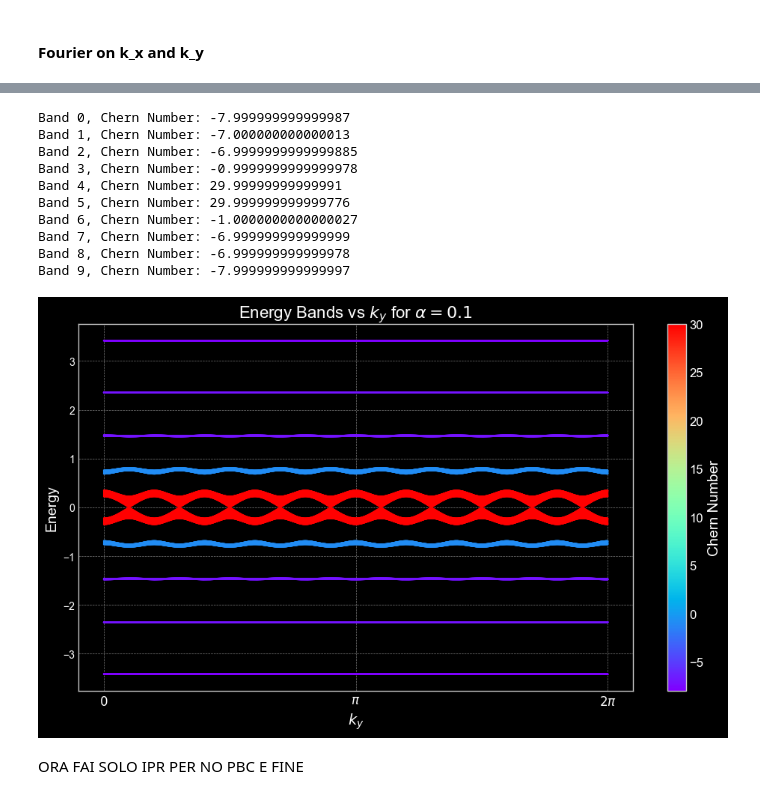
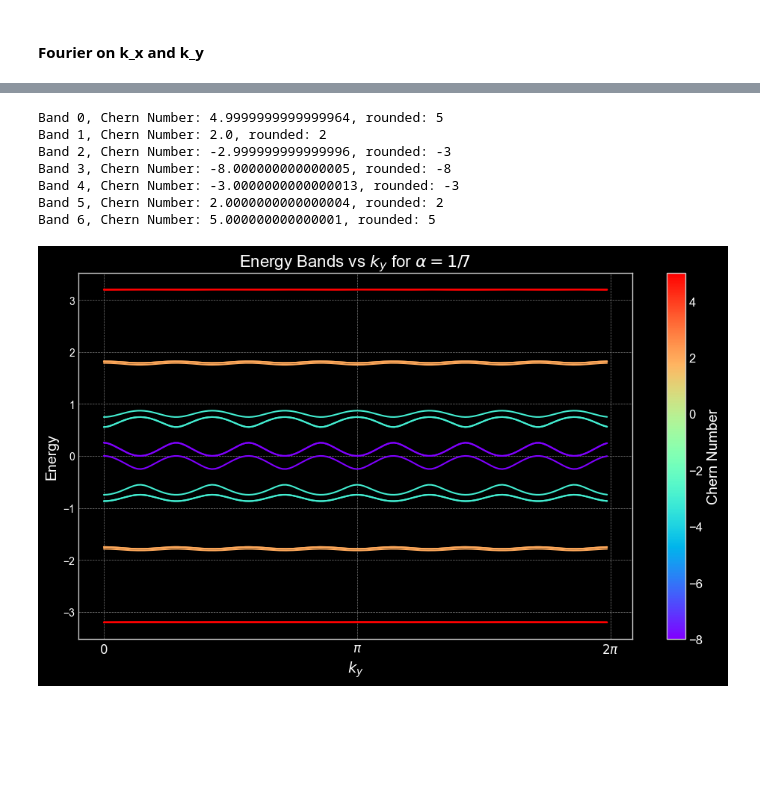
Before and after one commit to Maxlupo014/Many_Body_Exam, a Jupyter notebook: band_structure.ipynb, the cells around one changed output, grey strips where cells are left out. Saved outputs shown, nothing was run; the diff lists cells and outputs as text; code cells hidden in the pictures; blank space fills up the shorter version.

Commit message:
corrected chern number algorithm

```diff
--- a/band_structure.ipynb
+++ b/band_structure.ipynb
@@ -698,23 +698,23 @@ def calculate_chern_number(eigenvectors, L_x, L_y, band_index):
     for j in range(L_x//q):
         for i in range(L_y):
             # Get the four eigenvectors for the plaquette corners
-            u1 = eigenvectors[i, j, band_index]
-            u2 = eigenvectors[(i + 1) % (L_y), j, band_index] # Neighbor in +kx
-            u3 = eigenvectors[i, (j + 1) % (L_x//q), band_index] # Neighbor in +ky
-            u4 = eigenvectors[(i + 1) % L_y, (j + 1) % (L_x//q), band_index]
+            uk = eigenvectors[i, j, band_index]
+            uk_dy = eigenvectors[(i + 1) % (L_y), j, band_index] # Neighbor in +kx
+            uk_dx = eigenvectors[i, (j + 1) % (L_x//q), band_index] # Neighbor in +ky
+            uk_dx_dy = eigenvectors[(i + 1) % L_y, (j + 1) % (L_x//q), band_index]
 
-            # 4. Compute Link Variables (inner products)
+            # Compute Link Variables (inner products)
             # The order is important for the final product
-            link_x1 = np.vdot(u1, u2)
-            link_y1 = np.vdot(u2, u4)
-            link_x2 = np.vdot(u3, u4)
-            link_y2 = np.vdot(u1, u3)
+            link_0_dx = np.vdot(uk, uk_dx)
+            link_dx_dxdy = np.vdot(uk_dx, uk_dx_dy)
+            link_dxdy_dy = np.vdot(uk_dx_dy, uk_dy)
+            link_dy_0 = np.vdot(uk_dy, uk)
 
-            # 5. Calculate Plaquette Flux (argument of the product of links)
-            plaquette_flux = np.angle(link_x1 * link_y1 * np.conj(link_x2) * np.conj(link_y2))
+            # Calculate Plaquette Flux (argument of the product of links)
+            plaquette_flux = np.angle(link_0_dx * link_dx_dxdy * link_dxdy_dy * link_dy_0)
             total_berry_flux += plaquette_flux
 
-    # 6. Sum and Normalize
+    #Sum and Normalize
     chern_number = total_berry_flux / (2 * np.pi)
 
     return chern_number
@@ -781,7 +781,7 @@ plot_energy_bands_per_ky_kx( L_x=L_x, L_y=L_y, T_x=T_x, T_y=T_y, p=p, q=q, PBC_x
 # %%
 def plot_energy_bands_per_kx(L_x, L_y, T_x, T_y, p, q, PBC_x, PBC_y):
-    k_y_values = np.linspace(0, 2 * np.pi, L_y)
-    k_x_values = np.linspace(0, 2 * np.pi / q, L_x // q)
+    k_y_values = np.linspace(0, 2 * np.pi, L_y, endpoint=False)  # k_y values from 0 to 2*pi
+    k_x_values = np.linspace(0, 2 * np.pi / q, L_x // q, endpoint=False)  # k_x values from 0 to 2*pi/q
     energies = np.zeros((L_y, L_x//q, q))
     eigenvectors = np.zeros((L_y, L_x//q, q, q), dtype=complex)
 
@@ -830,8 +830,8 @@ def plot_energy_bands_per_kx(L_x, L_y, T_x, T_y, p, q, PBC_x, PBC_y):
 
 
 def plot_energy_bands_per_ky(L_x, L_y, T_x, T_y, p, q, PBC_x, PBC_y):
-    k_y_values = np.linspace(0, 2 * np.pi, L_y)
-    k_x_values = np.linspace(0, 2 * np.pi / q, L_x // q)
+    k_y_values = np.linspace(0, 2 * np.pi, L_y, endpoint=False)  # k_y values from 0 to 2*pi
+    k_x_values = np.linspace(0, 2 * np.pi / q, L_x // q, endpoint=False)  # k_x values from 0 to 2*pi/q
     energies = np.zeros((L_y, L_x//q, q))
     eigenvectors = np.zeros((L_y, L_x//q, q, q), dtype=complex)
 
@@ -853,7 +853,7 @@ def plot_energy_bands_per_ky(L_x, L_y, T_x, T_y, p, q, PBC_x, PBC_y):
 
     for band_index in range(q):
         chern_number = chern_numbers[band_index]
-        print(f'Band {band_index}, Chern Number: {chern_number}')
+        print(f'Band {band_index}, Chern Number: {chern_number}, rounded: {round(chern_number)}')
         color = colormap(norm(chern_number))
         for i, k_x in enumerate(k_x_values):
             ax.plot(k_y_values, energies[:, i, band_index], color=color)
@@ -868,7 +868,7 @@ def plot_energy_bands_per_ky(L_x, L_y, T_x, T_y, p, q, PBC_x, PBC_y):
     ax.set_xticklabels([r'$0$', r'$\pi$', r'$2\pi$'], fontsize=12, color='white')
     ax.set_xlabel(r'$k_y$', fontsize=14, color='white')
     ax.set_ylabel('Energy', fontsize=14, color='white')
-    ax.set_title(f'Energy Bands vs $k_y$ for $\\alpha = {p/q}$', fontsize=16, color='white')
+    ax.set_title(f'Energy Bands vs $k_y$ for $\\alpha = {p}/{q}$', fontsize=16, color='white')
     ax.tick_params(colors='white')
     ax.grid(color='gray', linestyle='--', linewidth=0.5)
 
@@ -877,28 +877,23 @@ def plot_energy_bands_per_ky(L_x, L_y, T_x, T_y, p, q, PBC_x, PBC_y):
 # %%
 
 
 # Example usage
-L_x = 300  # Number of sites in x-direction
-L_y = 300  # Number of sites in y-direction
+L_x = 21  # Number of sites in x-direction
+L_y = 150  # Number of sites in y-direction
 T_x = 1.0  # Hopping amplitude
 T_y = 1.0  # Potential modulation amplitude
 p = 1      # Numerator of magnetic flux per plaquette
-q = 10      # Denominator of magnetic flux per plaquette
+q = 7      # Denominator of magnetic flux per plaquette
 PBC_x = True  # Periodic boundary conditions in x-direction
 PBC_y = True  # Periodic boundary conditions in y-direction
 
 plot_energy_bands_per_ky(L_x, L_y, T_x, T_y, p, q, PBC_x, PBC_y)
 # %% [output]
-Band 0, Chern Number: -7.999999999999987
-Band 1, Chern Number: -7.000000000000013
-Band 2, Chern Number: -6.9999999999999885
-Band 3, Chern Number: -0.9999999999999978
-Band 4, Chern Number: 29.99999999999991
-Band 5, Chern Number: 29.999999999999776
-Band 6, Chern Number: -1.0000000000000027
-Band 7, Chern Number: -6.999999999999999
-Band 8, Chern Number: -6.999999999999978
-Band 9, Chern Number: -7.999999999999997
+Band 0, Chern Number: 4.9999999999999964, rounded: 5
+Band 1, Chern Number: 2.0, rounded: 2
+Band 2, Chern Number: -2.999999999999996, rounded: -3
+Band 3, Chern Number: -8.000000000000005, rounded: -8
+Band 4, Chern Number: -3.0000000000000013, rounded: -3
+Band 5, Chern Number: 2.0000000000000004, rounded: 2
+Band 6, Chern Number: 5.000000000000001, rounded: 5
-[figure, old version]
+[figure, new version]
-# %% [markdown]
-ORA FAI SOLO IPR PER NO PBC E FINE
```
Also changed, not shown: parts of 2 cells of this notebook.
